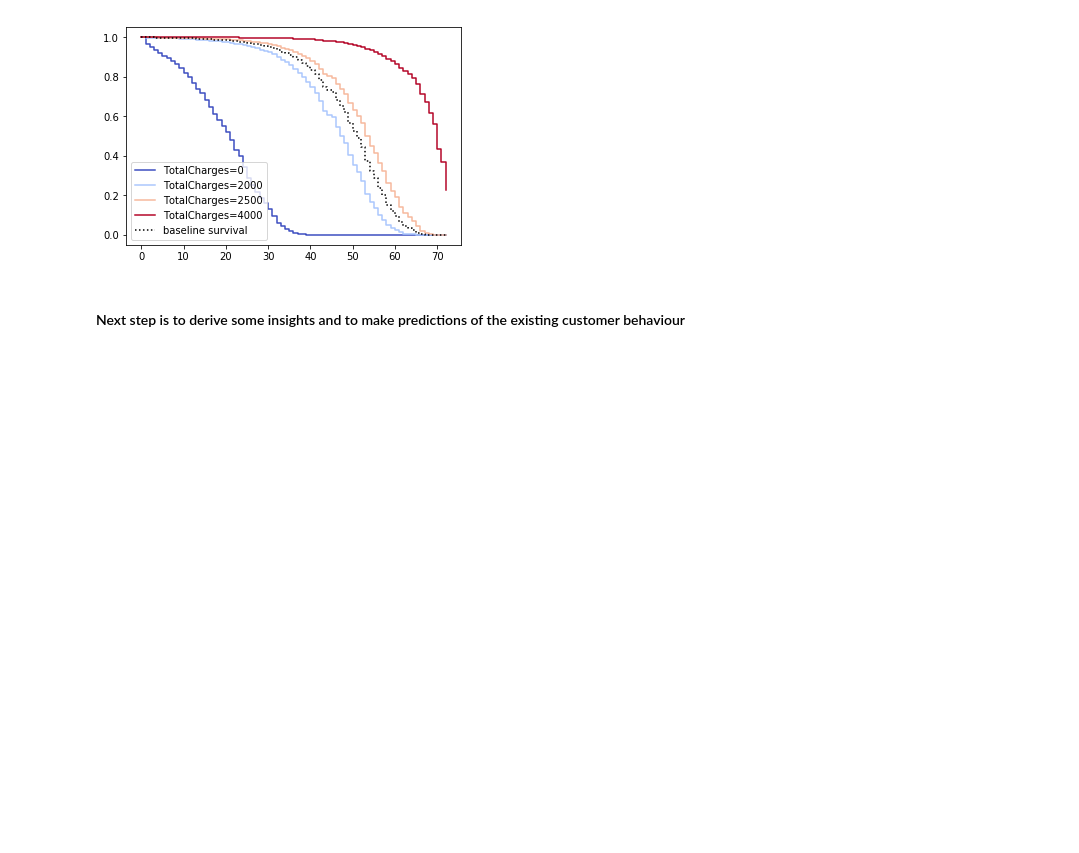
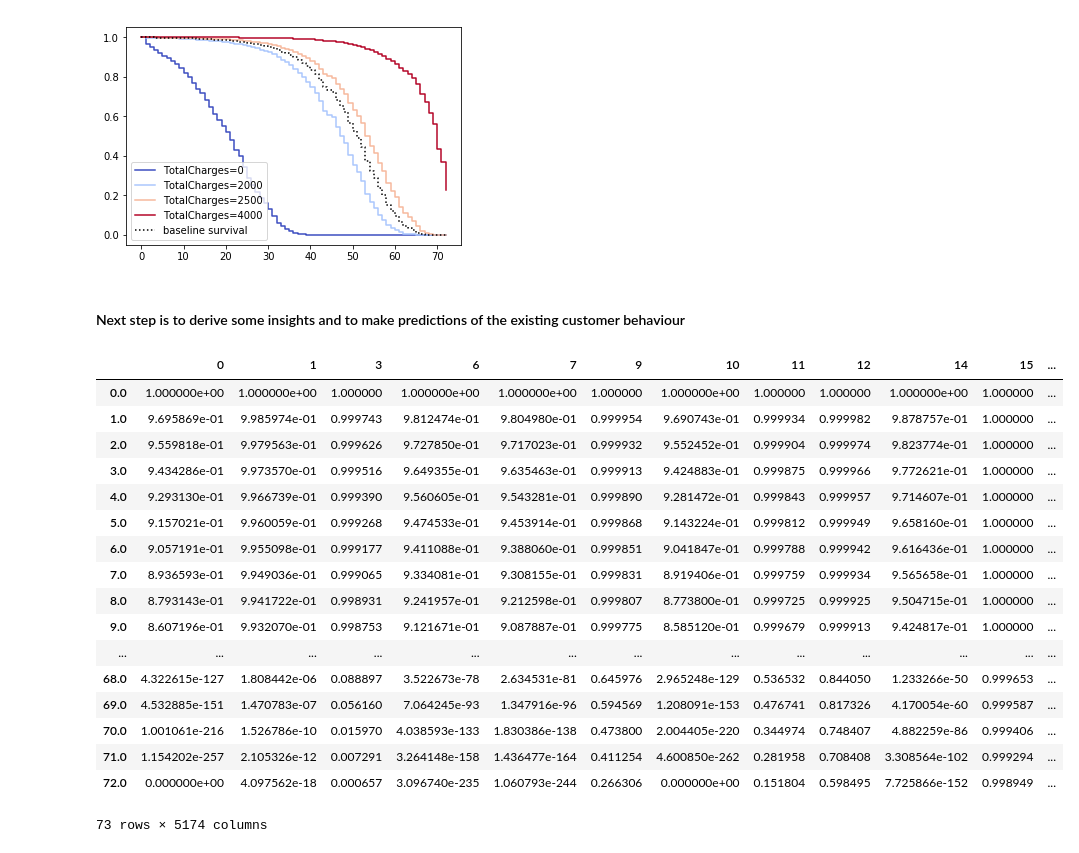
Before and after one commit to PadmajaVB/Cohort-Analysis, a Jupyter notebook: Code/TelcoCustomerChurn.ipynb, the cells around one changed output. Cells and saved outputs as stored; diff of their text form; code cells hidden in the pictures; blank space fills up the shorter version.

```diff
--- a/Code/TelcoCustomerChurn.ipynb
+++ b/Code/TelcoCustomerChurn.ipynb
@@ -122 +106,22 @@ censored_subjects = data.loc[data['Churn_Yes']==0]
 unconditioned_sf = cph.predict_survival_function(censored_subjects)
+# %%
+unconditioned_sf
+# %% [output]
+|  | 0 | 1 | 3 | 6 | 7 | 9 | 10 | 11 | 12 | 14 | 15 | ... |
+| 0.0 | 1.000000e+00 | 1.000000e+00 | 1.000000 | 1.000000e+00 | 1.000000e+00 | 1.000000 | 1.000000e+00 | 1.000000 | 1.000000 | 1.000000e+00 | 1.000000 | ... |
+| 1.0 | 9.695869e-01 | 9.985974e-01 | 0.999743 | 9.812474e-01 | 9.804980e-01 | 0.999954 | 9.690743e-01 | 0.999934 | 0.999982 | 9.878757e-01 | 1.000000 | ... |
+| 2.0 | 9.559818e-01 | 9.979563e-01 | 0.999626 | 9.727850e-01 | 9.717023e-01 | 0.999932 | 9.552452e-01 | 0.999904 | 0.999974 | 9.823774e-01 | 1.000000 | ... |
+| 3.0 | 9.434286e-01 | 9.973570e-01 | 0.999516 | 9.649355e-01 | 9.635463e-01 | 0.999913 | 9.424883e-01 | 0.999875 | 0.999966 | 9.772621e-01 | 1.000000 | ... |
+| 4.0 | 9.293130e-01 | 9.966739e-01 | 0.999390 | 9.560605e-01 | 9.543281e-01 | 0.999890 | 9.281472e-01 | 0.999843 | 0.999957 | 9.714607e-01 | 1.000000 | ... |
+| 5.0 | 9.157021e-01 | 9.960059e-01 | 0.999268 | 9.474533e-01 | 9.453914e-01 | 0.999868 | 9.143224e-01 | 0.999812 | 0.999949 | 9.658160e-01 | 1.000000 | ... |
+| 6.0 | 9.057191e-01 | 9.955098e-01 | 0.999177 | 9.411088e-01 | 9.388060e-01 | 0.999851 | 9.041847e-01 | 0.999788 | 0.999942 | 9.616436e-01 | 1.000000 | ... |
+| 7.0 | 8.936593e-01 | 9.949036e-01 | 0.999065 | 9.334081e-01 | 9.308155e-01 | 0.999831 | 8.919406e-01 | 0.999759 | 0.999934 | 9.565658e-01 | 1.000000 | ... |
+| 8.0 | 8.793143e-01 | 9.941722e-01 | 0.998931 | 9.241957e-01 | 9.212598e-01 | 0.999807 | 8.773800e-01 | 0.999725 | 0.999925 | 9.504715e-01 | 1.000000 | ... |
+| 9.0 | 8.607196e-01 | 9.932070e-01 | 0.998753 | 9.121671e-01 | 9.087887e-01 | 0.999775 | 8.585120e-01 | 0.999679 | 0.999913 | 9.424817e-01 | 1.000000 | ... |
+| ... | ... | ... | ... | ... | ... | ... | ... | ... | ... | ... | ... | ... |
+| 68.0 | 4.322615e-127 | 1.808442e-06 | 0.088897 | 3.522673e-78 | 2.634531e-81 | 0.645976 | 2.965248e-129 | 0.536532 | 0.844050 | 1.233266e-50 | 0.999653 | ... |
+| 69.0 | 4.532885e-151 | 1.470783e-07 | 0.056160 | 7.064245e-93 | 1.347916e-96 | 0.594569 | 1.208091e-153 | 0.476741 | 0.817326 | 4.170054e-60 | 0.999587 | ... |
+| 70.0 | 1.001061e-216 | 1.526786e-10 | 0.015970 | 4.038593e-133 | 1.830386e-138 | 0.473800 | 2.004405e-220 | 0.344974 | 0.748407 | 4.882259e-86 | 0.999406 | ... |
+| 71.0 | 1.154202e-257 | 2.105326e-12 | 0.007291 | 3.264148e-158 | 1.436477e-164 | 0.411254 | 4.600850e-262 | 0.281958 | 0.708408 | 3.308564e-102 | 0.999294 | ... |
+| 72.0 | 0.000000e+00 | 4.097562e-18 | 0.000657 | 3.096740e-235 | 1.060793e-244 | 0.266306 | 0.000000e+00 | 0.151804 | 0.598495 | 7.725866e-152 | 0.998949 | ... |
+73 rows × 5174 columns
```
Also changed, not shown: parts of 8 cells of this notebook.
